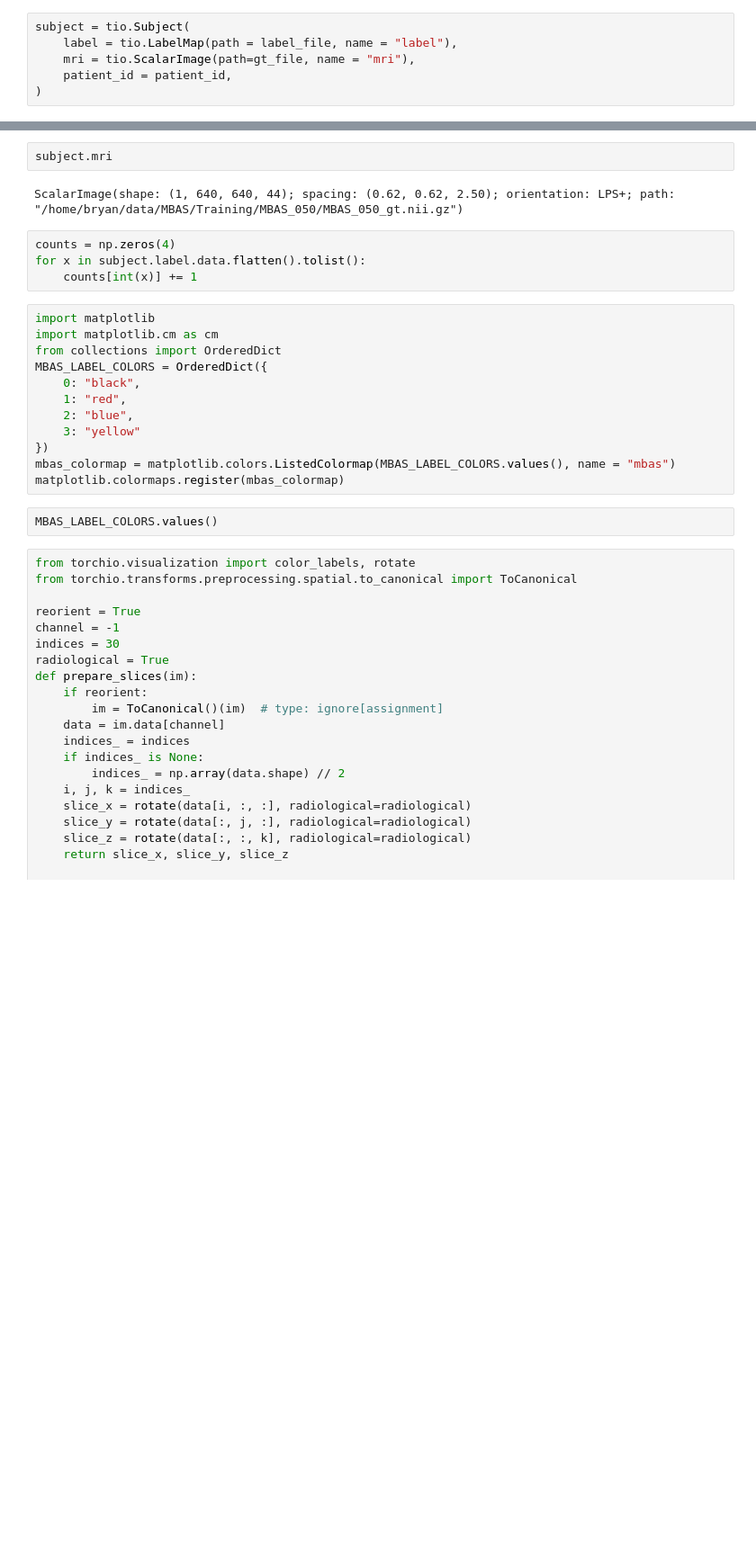
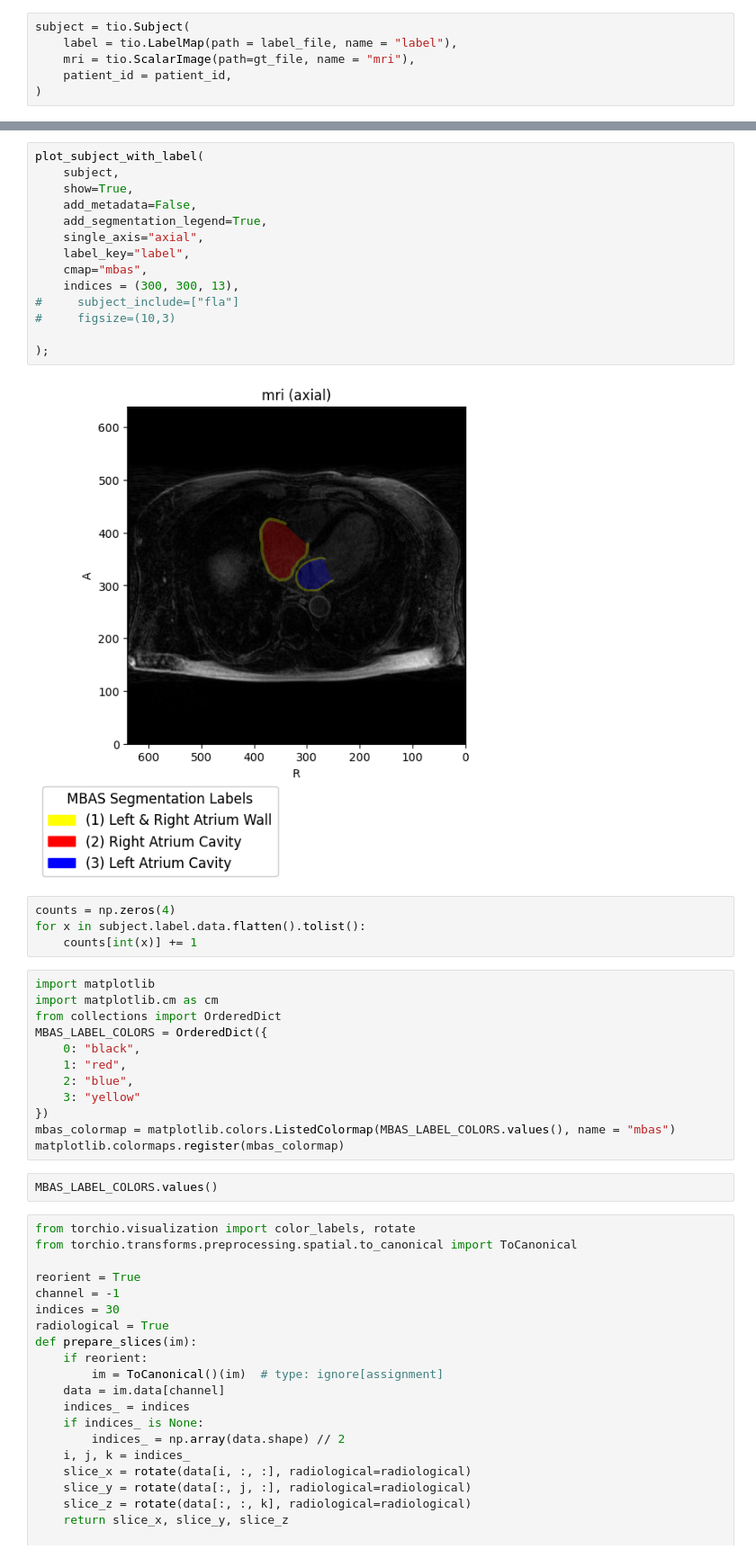
Before and after one commit to anenbergb/MBAS, a Jupyter notebook: notebooks/2024-05-26-dataset-inspection.ipynb, the cells around one changed output, grey strips where cells are left out. Shown at 90% size. Saved outputs shown, nothing was run; the diff lists cells and outputs as text; blank space fills up the shorter version.

Commit message:
lots of training scripts and notebooks

```diff
--- a/notebooks/2024-05-26-dataset-inspection.ipynb
+++ b/notebooks/2024-05-26-dataset-inspection.ipynb
@@ -54,7 +60,19 @@ plot_subject_with_label(
 # %%
-subject.mri
+plot_subject_with_label(
+    subject,
+    show=True,
+    add_metadata=False,
+    add_segmentation_legend=True,
+    single_axis="axial",
+    label_key="label",
+    cmap="mbas",
+    indices = (300, 300, 13),
+#     subject_include=["fla"]
+#     figsize=(10,3)
+
+);
 # %% [output]
-ScalarImage(shape: (1, 640, 640, 44); spacing: (0.62, 0.62, 2.50); orientation: LPS+; path: "/home/bryan/data/MBAS/Training/MBAS_050/MBAS_050_gt.nii.gz")
+[figure, added]
 # %%
 counts = np.zeros(4)
 for x in subject.label.data.flatten().tolist():
```
Also changed, not shown: parts of 4 cells of this notebook, 9 other files.
